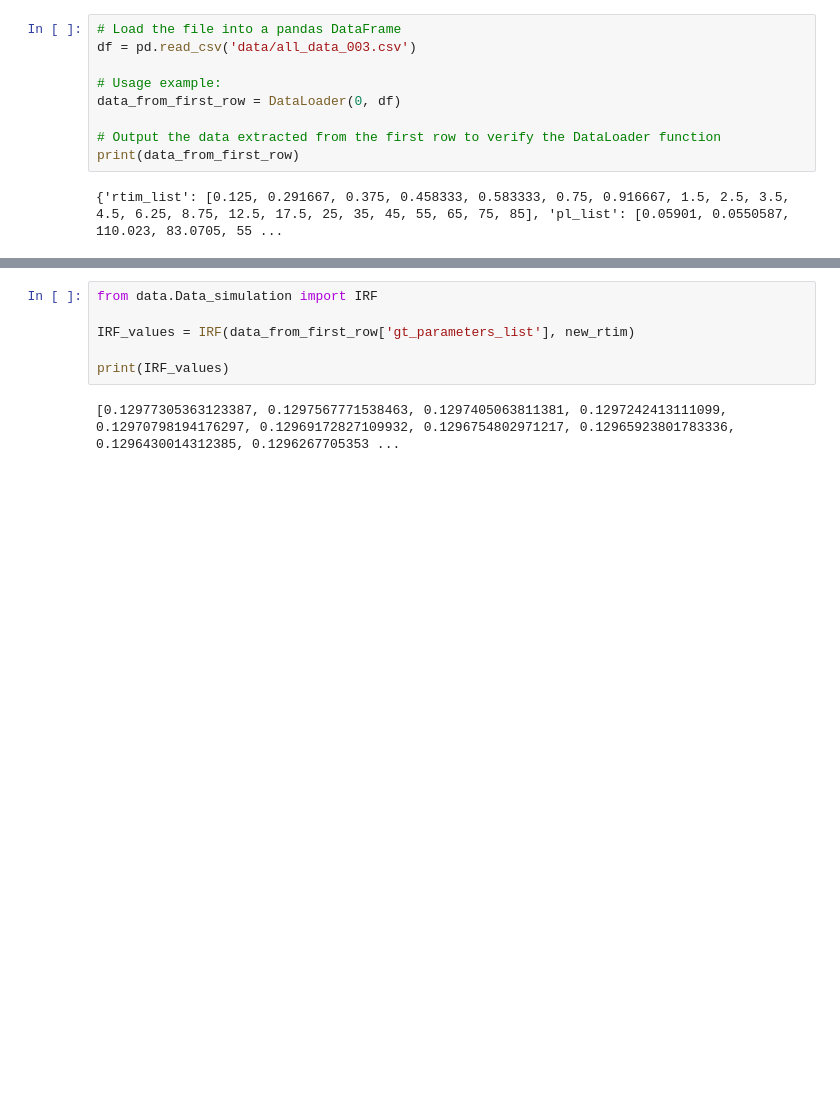
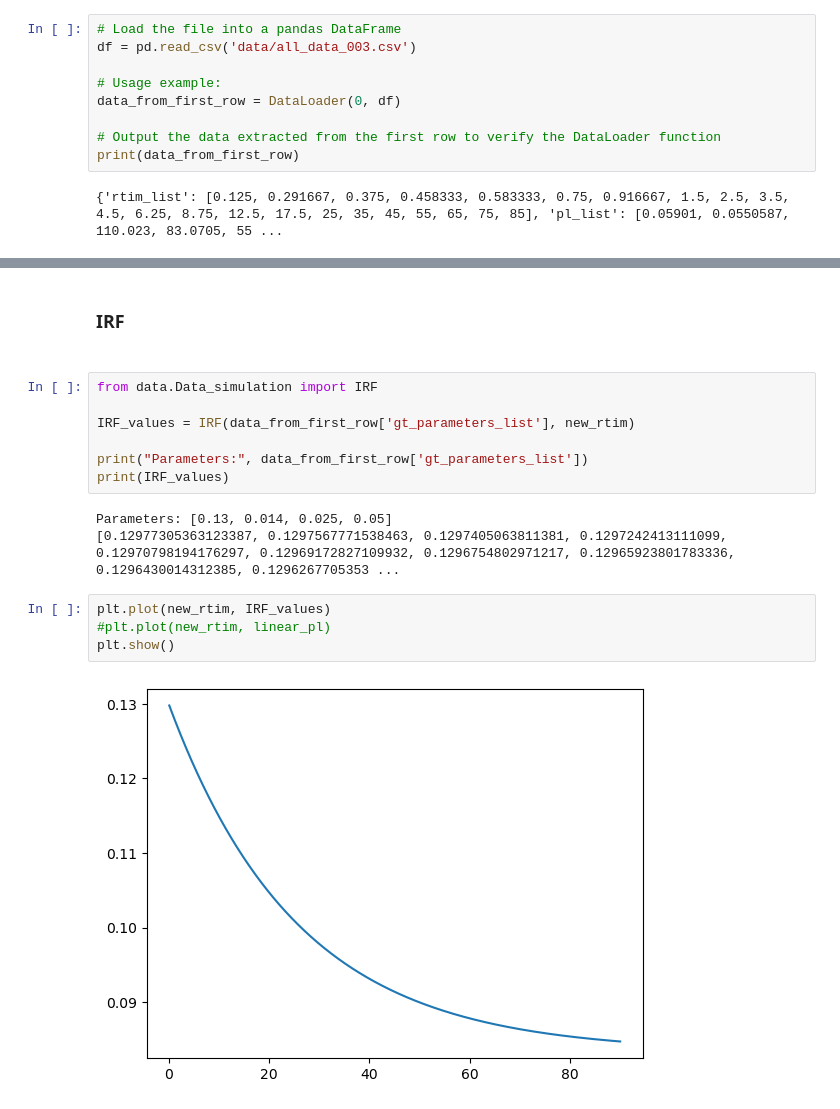
Before and after one commit to QuimSerraFaber/MSc-Thesis, a Jupyter notebook: Tests.ipynb, the cells around one changed output, grey strips where cells are left out. Cells and saved outputs as stored; diff of their text form; blank space fills up the shorter version.

```diff
--- a/Tests.ipynb
+++ b/Tests.ipynb
@@ -80,10 +80,20 @@ plot_interpolations(data_from_first_row['rtim_list'],
 # %% [output]
 [figure]
+# %% [markdown]
+<h3> IRF <h3>
 # %%
 from data.Data_simulation import IRF
 
 IRF_values = IRF(data_from_first_row['gt_parameters_list'], new_rtim)
 
+print("Parameters:", data_from_first_row['gt_parameters_list'])
 print(IRF_values)
 # %% [output]
+Parameters: [0.13, 0.014, 0.025, 0.05]
 [0.12977305363123387, 0.1297567771538463, 0.1297405063811381, 0.1297242413111099, 0.12970798194176297, 0.12969172827109932, 0.1296754802971217, 0.12965923801783336, 0.1296430014312385, 0.1296267705353 ...
+# %%
+plt.plot(new_rtim, IRF_values)
+#plt.plot(new_rtim, linear_pl)
+plt.show()
+# %% [output]
+[figure, added]
```
Also changed, not shown: parts of 24 cells of this notebook.
